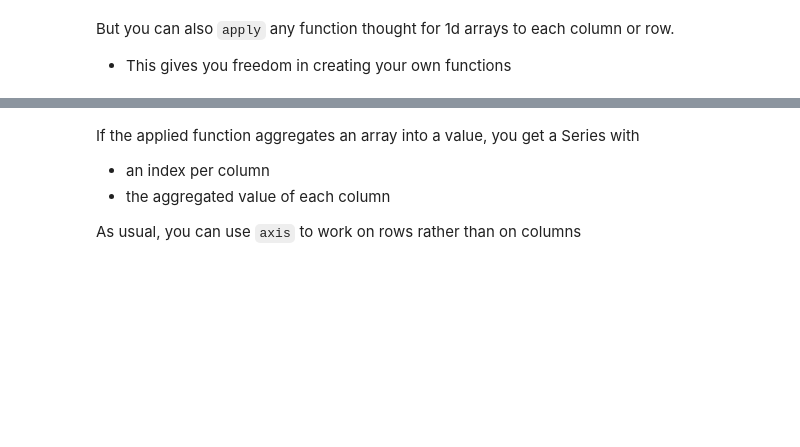
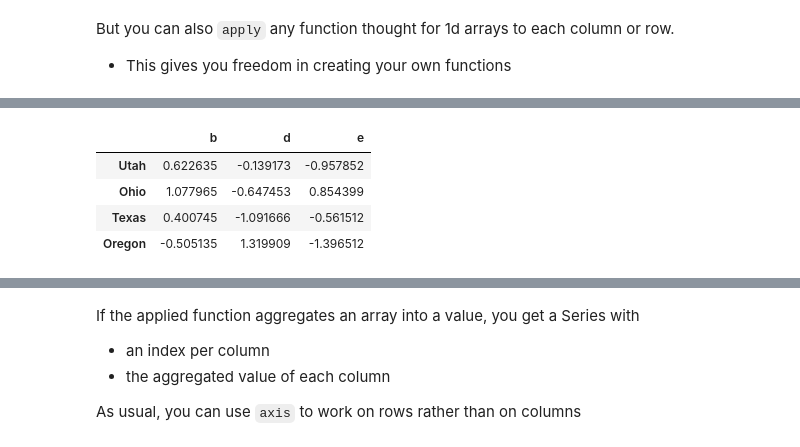
Before and after one commit to EMbeDS-education/IPDPP-GSSI-20212022, a Jupyter notebook: jupyter/jupyterNotebooks/Part1_NumPy_Pandas.ipynb, the cells around one changed output, grey strips where cells are left out. Cells and saved outputs as stored; diff of their text form; code cells hidden in the pictures; blank space fills up the shorter version.

```diff
--- a/jupyter/jupyterNotebooks/Part1_NumPy_Pandas.ipynb
+++ b/jupyter/jupyterNotebooks/Part1_NumPy_Pandas.ipynb
@@ -2308,0 +2313,8 @@ frame.apply(f)
+# %%
+frame
+# %% [output]
+|  | b | d | e |
+| Utah | 0.622635 | -0.139173 | -0.957852 |
+| Ohio | 1.077965 | -0.647453 | 0.854399 |
+| Texas | 0.400745 | -1.091666 | -0.561512 |
+| Oregon | -0.505135 | 1.319909 | -1.396512 |
```
Also changed, not shown: parts of 76 cells of this notebook.
